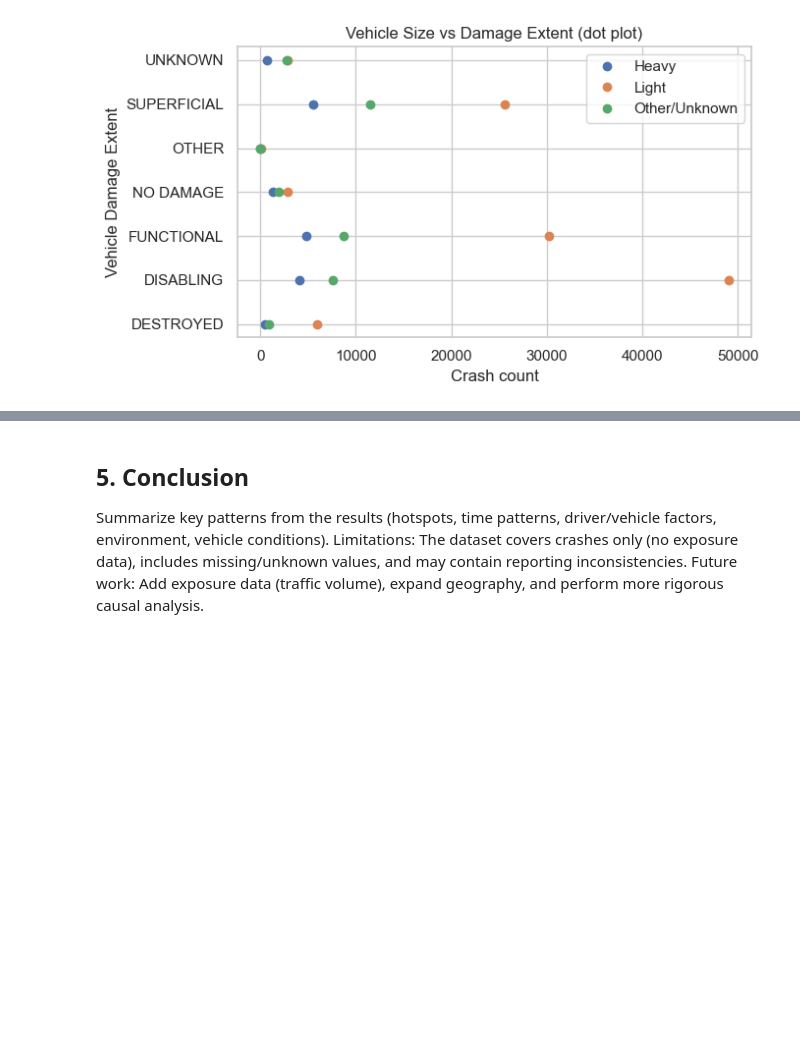
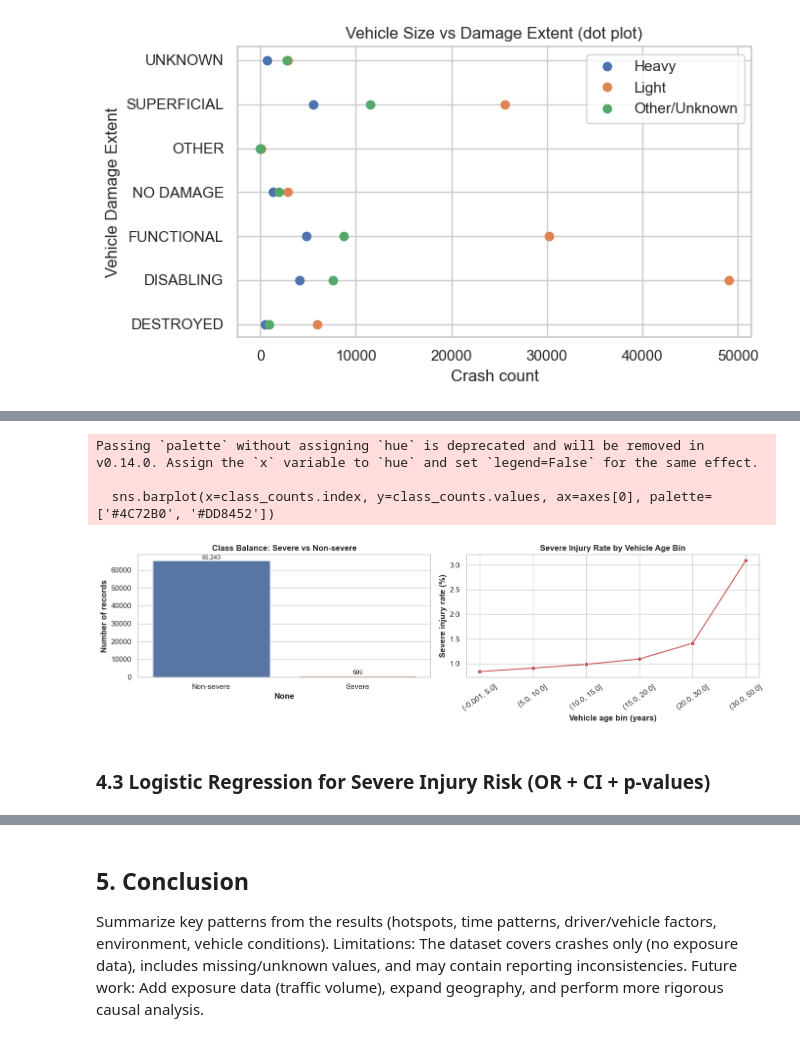
Before and after one commit to lior-benjman/Statistics-pro, a Jupyter notebook: Statistic_research.ipynb, the cells around one changed output, grey strips where cells are left out. Saved outputs shown, nothing was run; the diff lists cells and outputs as text; code cells hidden in the pictures; blank space fills up the shorter version.

```diff
--- a/Statistic_research.ipynb
+++ b/Statistic_research.ipynb
@@ -874,0 +1361,43 @@ plt.show()
+# %%
+import matplotlib.pyplot as plt
+import seaborn as sns
+
+sns.set_theme(style='whitegrid')
+
+fig, axes = plt.subplots(1, 2, figsize=(14, 4))
+
+# Class balance
+class_counts = (
+    pd.Series(y)
+    .map({0: 'Non-severe', 1: 'Severe'})
+    .value_counts()
+    .reindex(['Non-severe', 'Severe'])
+)
+sns.barplot(x=class_counts.index, y=class_counts.values, ax=axes[0], palette=['#4C72B0', '#DD8452'])
+axes[0].set_title('Class Balance: Severe vs Non-severe')
+axes[0].set_ylabel('Number of records')
+for i, v in enumerate(class_counts.values):
+    axes[0].text(i, v, f'{v:,}', ha='center', va='bottom', fontsize=9)
+
+# Severe rate by vehicle age bin
+tmp = df_sev[['VehicleAge', 'SevereInjury']].dropna().copy()
+tmp['AgeBin'] = pd.cut(tmp['VehicleAge'], bins=[0, 5, 10, 15, 20, 30, 50], include_lowest=True)
+rate = tmp.groupby('AgeBin', observed=False)['SevereInjury'].mean().mul(100)
+rate.index = rate.index.astype(str)
+rate = rate.reset_index(name='SevereRatePct')
+
+sns.lineplot(data=rate, x='AgeBin', y='SevereRatePct', marker='o', ax=axes[1], color='#C44E52')
+axes[1].set_title('Severe Injury Rate by Vehicle Age Bin')
+axes[1].set_xlabel('Vehicle age bin (years)')
+axes[1].set_ylabel('Severe injury rate (%)')
+axes[1].tick_params(axis='x', rotation=35)
+
+plt.tight_layout()
+plt.show()
+# %% [output]
+Passing `palette` without assigning `hue` is deprecated and will be removed in v0.14.0. Assign the `x` variable to `hue` and set `legend=False` for the same effect.
+
+  sns.barplot(x=class_counts.index, y=class_counts.values, ax=axes[0], palette=['#4C72B0', '#DD8452'])
+[figure, added]
+# %% [markdown]
+### 4.3 Logistic Regression for Severe Injury Risk (OR + CI + p-values)
```
Also changed, not shown: parts of 27 cells of this notebook.
